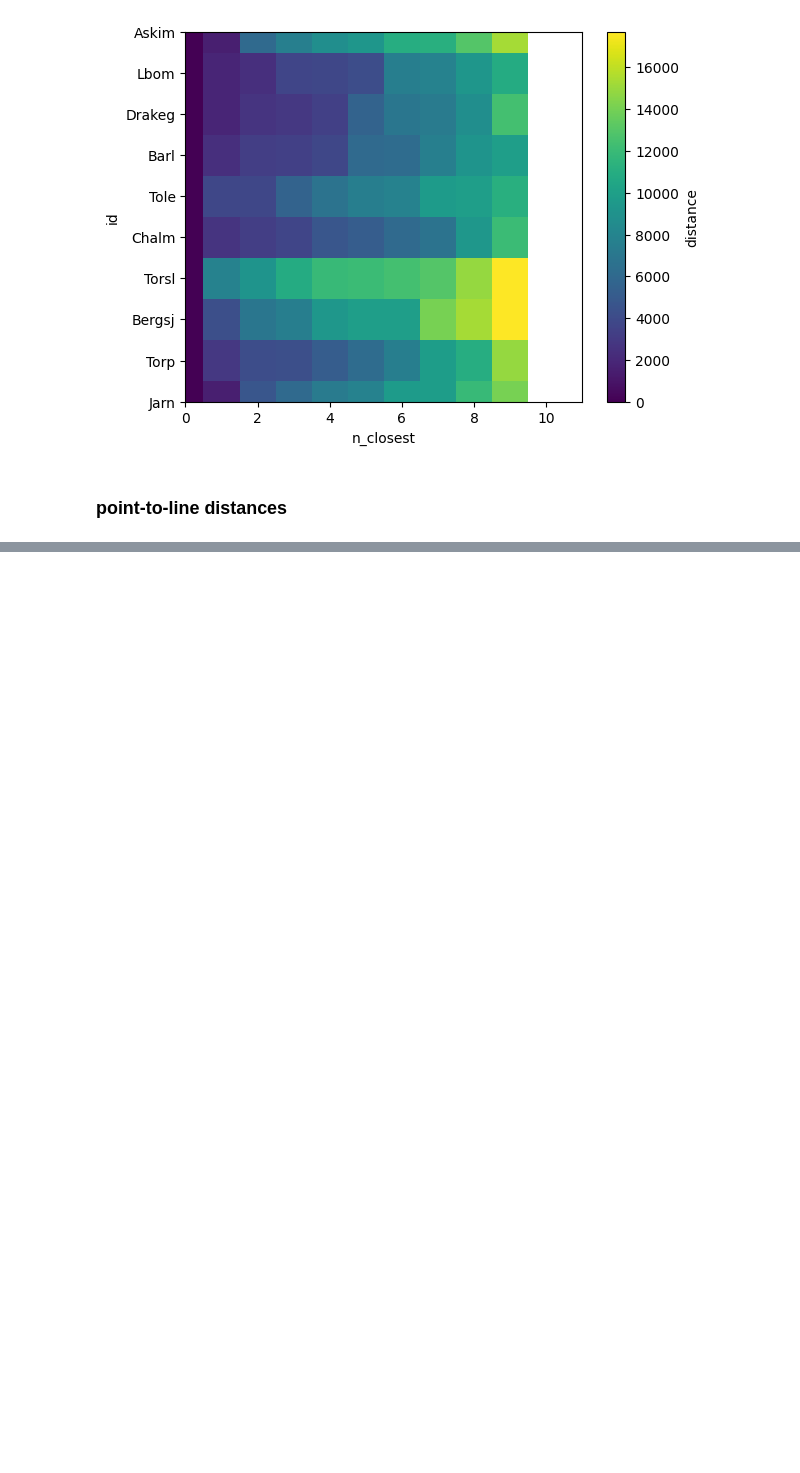
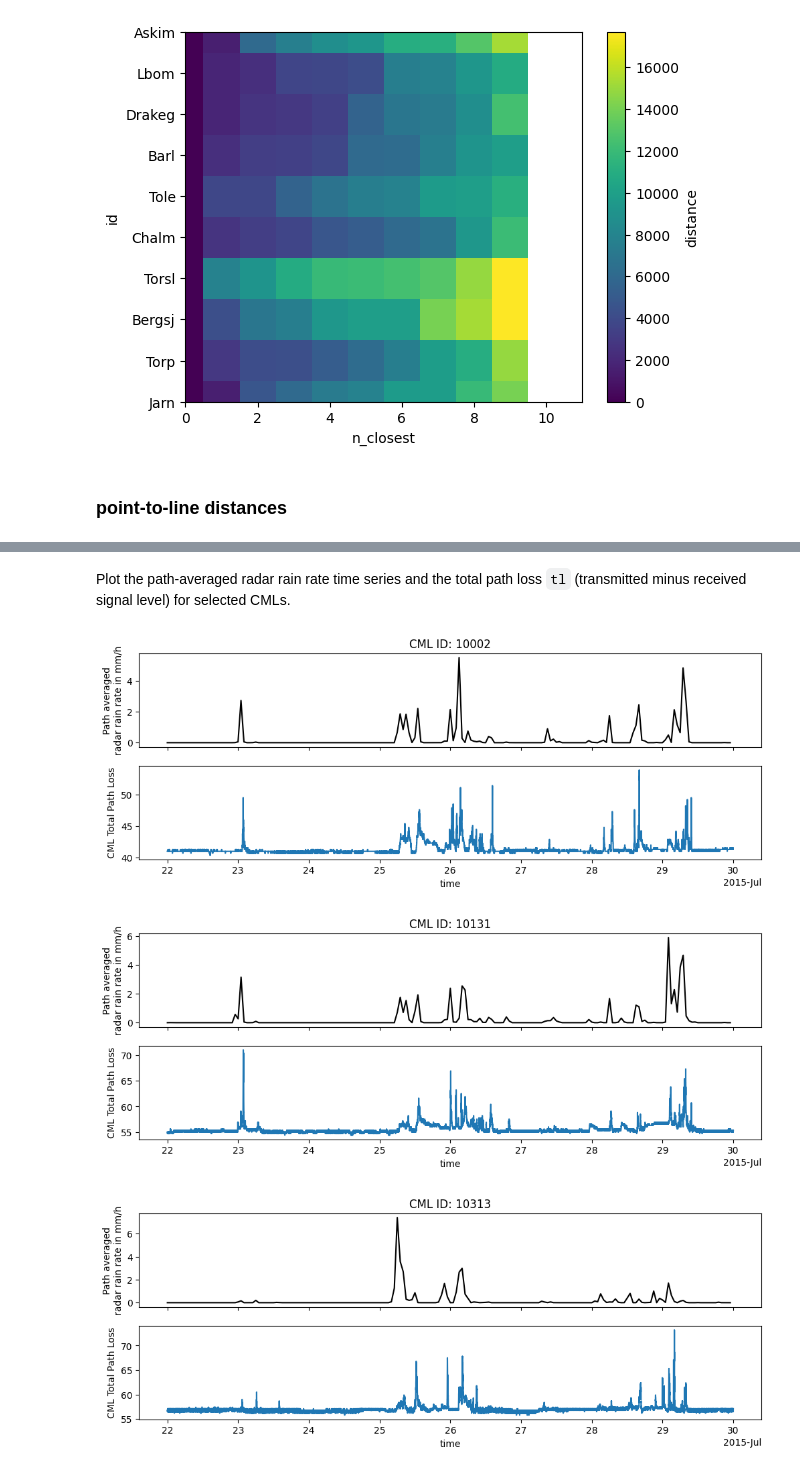
Before and after one commit to OpenSenseAction/OpenSenseAction.github.io, a Jupyter notebook: software-ecosystem/poligrain.ipynb, the cells around one changed output, grey strips where cells are left out. Drawn from its saved outputs; the diff is of its cells as text; code cells hidden in the pictures; blank space fills up the shorter version.

```diff
--- a/software-ecosystem/poligrain.ipynb
+++ b/software-ecosystem/poligrain.ipynb
@@ -145,0 +218,22 @@ plt.colorbar(sc, label="Distance to CML [m]")
+# %% [markdown]
+Plot the path-averaged radar rain rate time series and the total path loss `tl` (transmitted minus received signal level) for selected CMLs.
+# %%
+for i_cml in [1, 130, 312]:
+    fig, axs = plt.subplots(2, 1, figsize=(12, 4), sharex=True)
+    da_radar_along_cml_1h.isel(cml_id=i_cml).plot(ax=axs[0], label='radar rain rate along CML', color='k')
+
+    rsl = ds_cmls.isel(cml_id=i_cml, sublink_id=0).rsl
+    tsl = ds_cmls.isel(cml_id=i_cml, sublink_id=0).tsl
+    tl = tsl - rsl
+    tl.plot(ax=axs[1], label='CML total path loss')
+
+    axs[0].set_title(f"CML ID: {ds_cmls.cml_id.values[i_cml]}")
+    axs[1].set_title("")
+    axs[0].set_xlabel("")
+    axs[0].set_ylabel("Path averaged\nradar rain rate in mm/h")
+    axs[1].set_ylabel("CML Total Path Loss")
+    plt.show()
+# %% [output]
+[figure, added]
+[figure, added]
+[figure, added]
```
Also changed, not shown: parts of 12 cells of this notebook.
